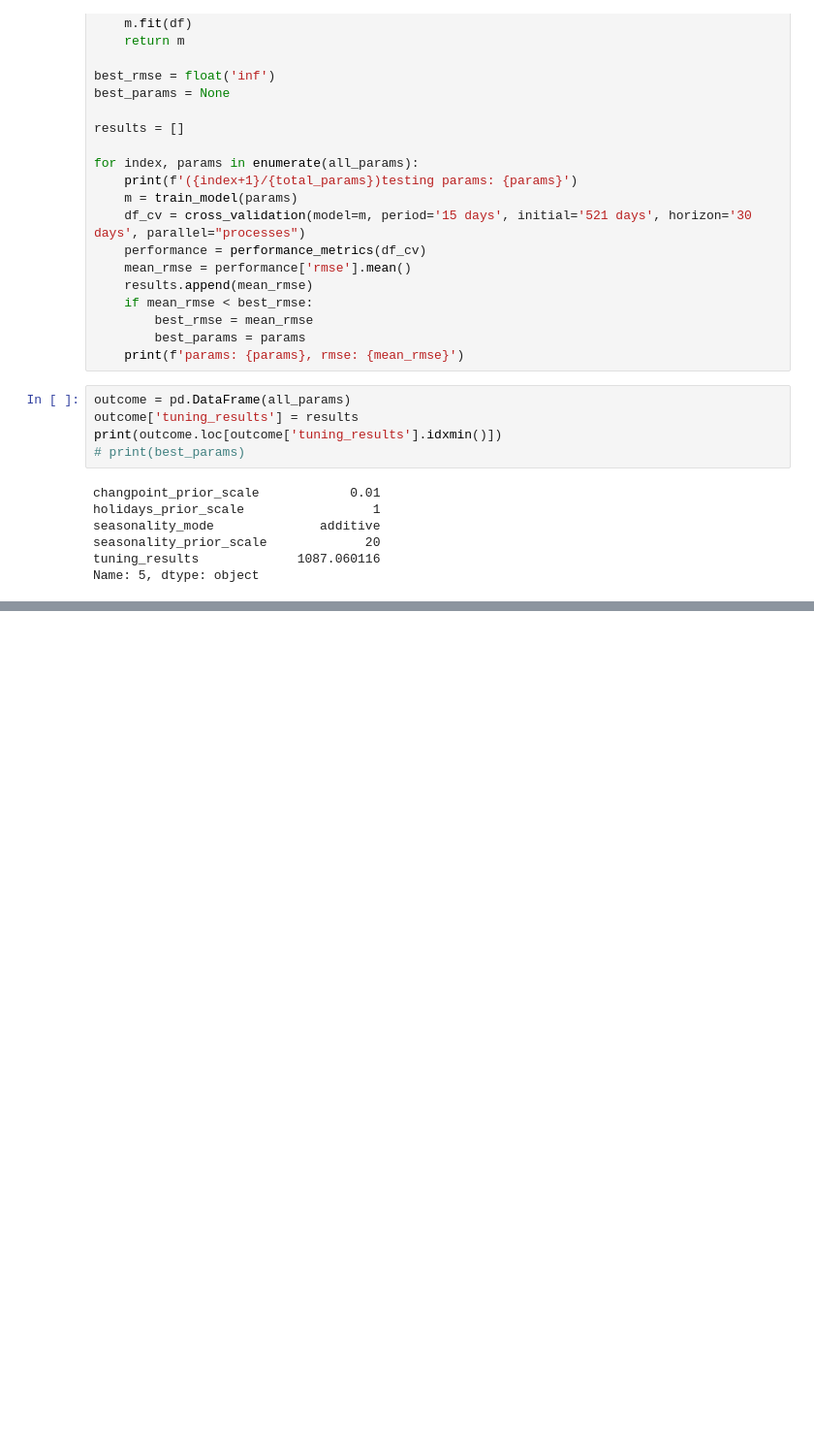
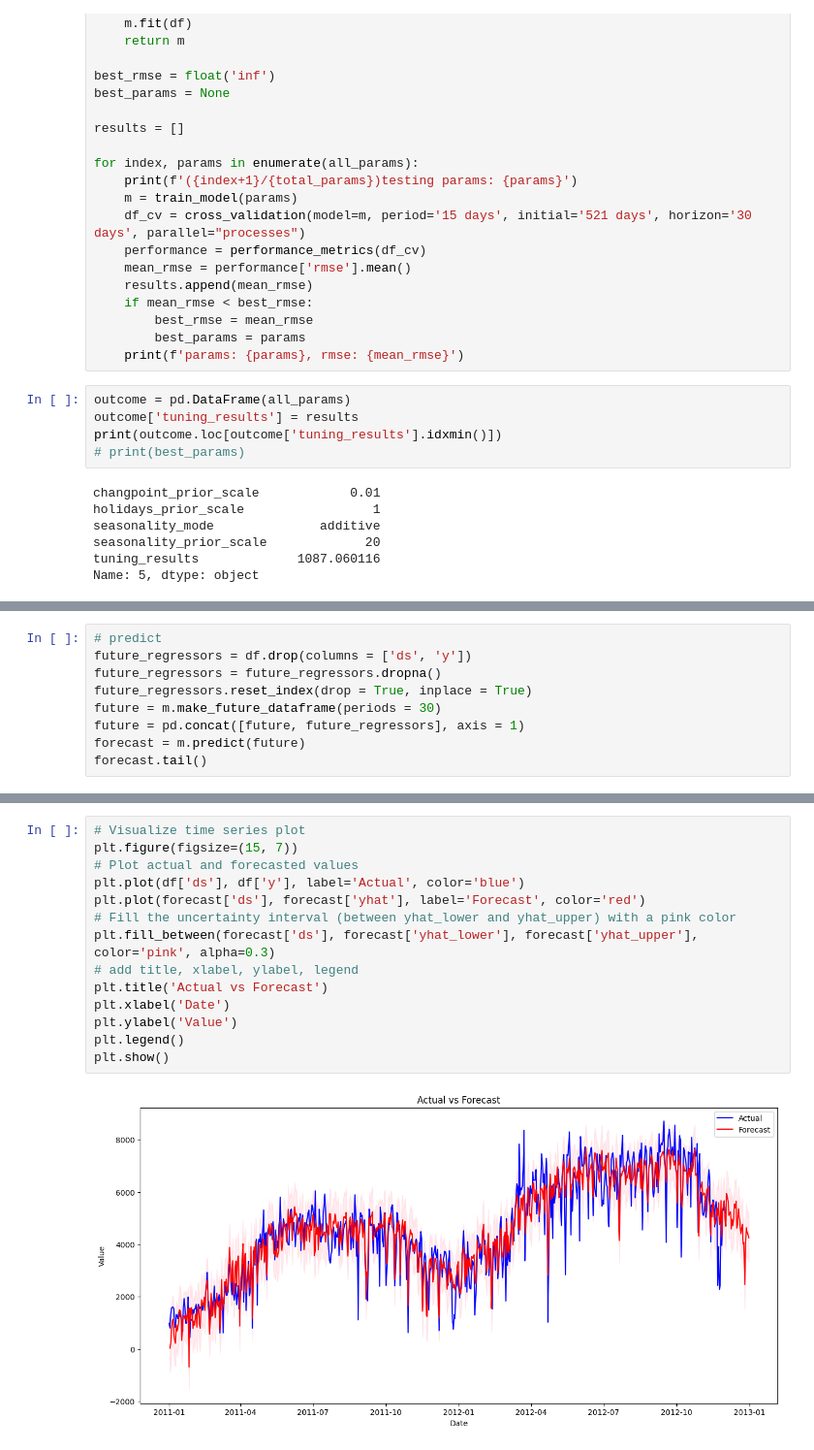
Before and after one commit to jinyongnan810/RNN-practices, a Jupyter notebook: prophet/bike_sharing_analysis.ipynb, the cells around one changed output, grey strips where cells are left out. Shown at 97% size. Cells and saved outputs as stored; diff of their text form; blank space fills up the shorter version.

```diff
--- a/prophet/bike_sharing_analysis.ipynb
+++ b/prophet/bike_sharing_analysis.ipynb
@@ -362,0 +445,9 @@ best_m = train_model(best_params)
+# %%
+# predict
+future_regressors = df.drop(columns = ['ds', 'y'])
+future_regressors = future_regressors.dropna()
+future_regressors.reset_index(drop = True, inplace = True)
+future = m.make_future_dataframe(periods = 30)
+future = pd.concat([future, future_regressors], axis = 1)
+forecast = m.predict(future)
+forecast.tail()
@@ -362,0 +462,16 @@ best_m = train_model(best_params)
+# %%
+# Visualize time series plot
+plt.figure(figsize=(15, 7))
+# Plot actual and forecasted values
+plt.plot(df['ds'], df['y'], label='Actual', color='blue')
+plt.plot(forecast['ds'], forecast['yhat'], label='Forecast', color='red')
+# Fill the uncertainty interval (between yhat_lower and yhat_upper) with a pink color
+plt.fill_between(forecast['ds'], forecast['yhat_lower'], forecast['yhat_upper'], color='pink', alpha=0.3)
+# add title, xlabel, ylabel, legend
+plt.title('Actual vs Forecast')
+plt.xlabel('Date')
+plt.ylabel('Value')
+plt.legend()
+plt.show()
+# %% [output]
+[figure, added]
```
Also changed, not shown: parts of 9 cells of this notebook.
